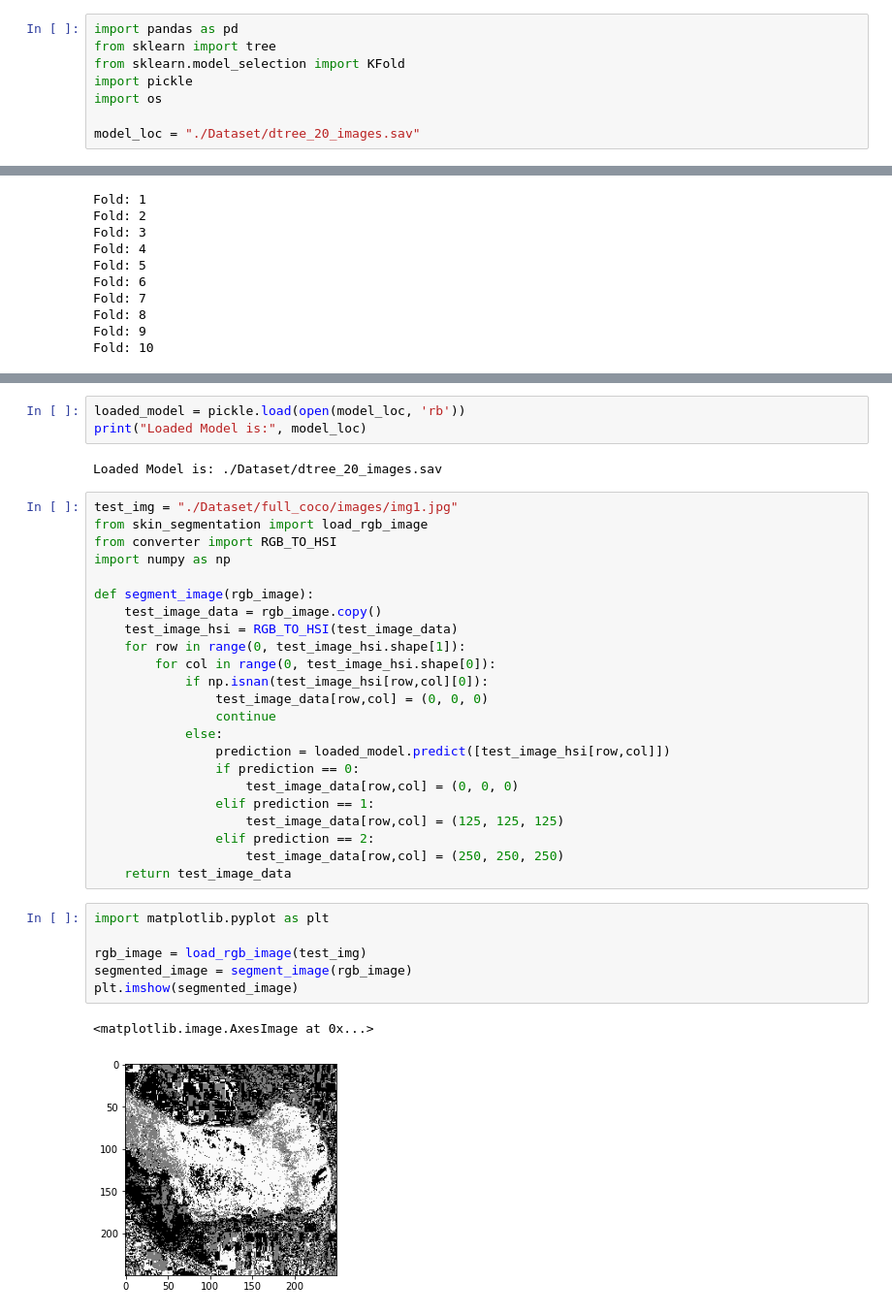
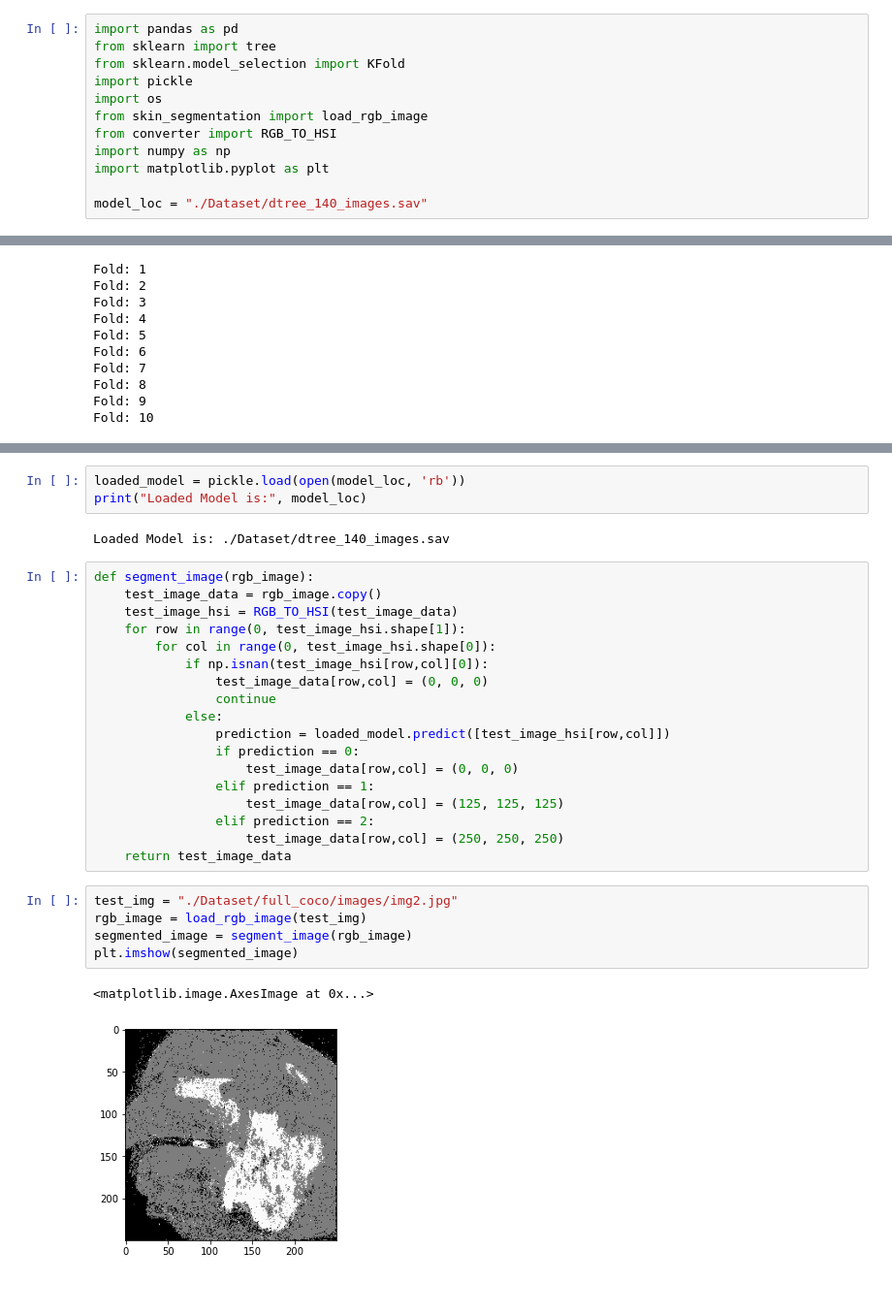
Before and after one commit to zachary-obrien/BurnEstimation, a Jupyter notebook: skin_segmentation_dtree.ipynb, the cells around one changed output, grey strips where cells are left out. Shown at 97% size. Drawn from its saved outputs; the diff is of its cells as text.

Commit message:
140 images used to train

```diff
--- a/skin_segmentation_dtree.ipynb
+++ b/skin_segmentation_dtree.ipynb
@@ -4,6 +4,10 @@ from sklearn import tree
 from sklearn.model_selection import KFold
 import pickle
 import os
+from skin_segmentation import load_rgb_image
+from converter import RGB_TO_HSI
+import numpy as np
+import matplotlib.pyplot as plt
 
-model_loc = "./Dataset/dtree_20_images.sav"
+model_loc = "./Dataset/dtree_140_images.sav"
 # %%
@@ -65,13 +69,8 @@ pickle.dump(models[max_index], open(model_loc, 'wb'))
 loaded_model = pickle.load(open(model_loc, 'rb'))
 print("Loaded Model is:", model_loc)
 # %% [output]
-Loaded Model is: ./Dataset/dtree_20_images.sav
+Loaded Model is: ./Dataset/dtree_140_images.sav
 # %%
-test_img = "./Dataset/full_coco/images/img1.jpg"
-from skin_segmentation import load_rgb_image
-from converter import RGB_TO_HSI
-import numpy as np
-
 def segment_image(rgb_image):
     test_image_data = rgb_image.copy()
     test_image_hsi = RGB_TO_HSI(test_image_data)
@@ -90,11 +89,10 @@ def segment_image(rgb_image):
                     test_image_data[row,col] = (250, 250, 250)
     return test_image_data
 # %%
-import matplotlib.pyplot as plt
-
+test_img = "./Dataset/full_coco/images/img2.jpg"
 rgb_image = load_rgb_image(test_img)
 segmented_image = segment_image(rgb_image)
 plt.imshow(segmented_image)
 # %% [output]
 <matplotlib.image.AxesImage at 0x...>
-[figure, old version]
+[figure, new version]
```
Also changed, not shown: parts of 2 cells of this notebook, 5 other files.
